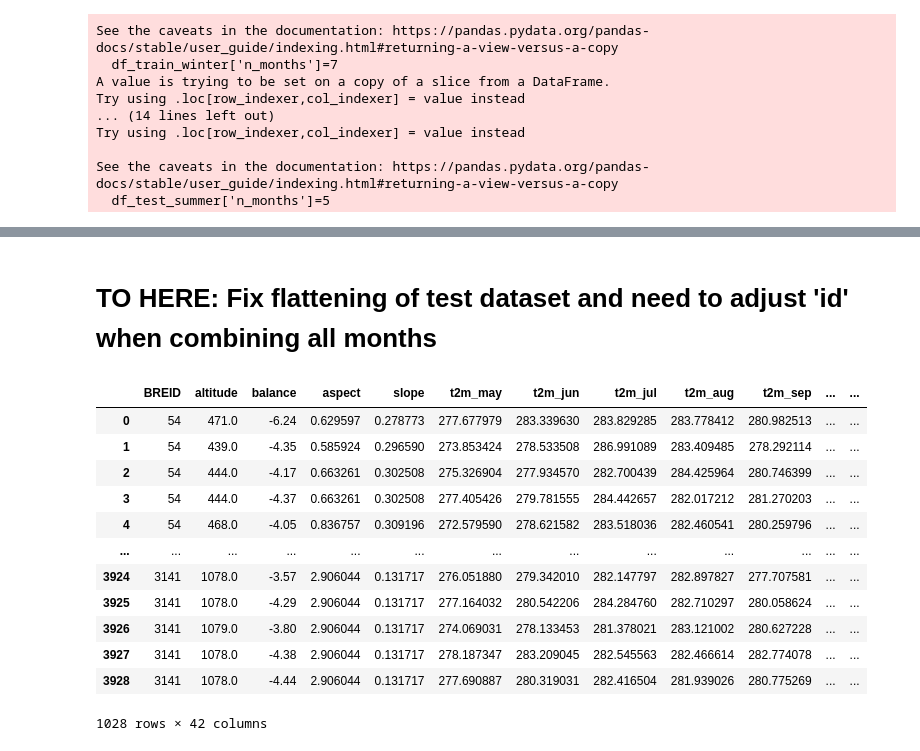
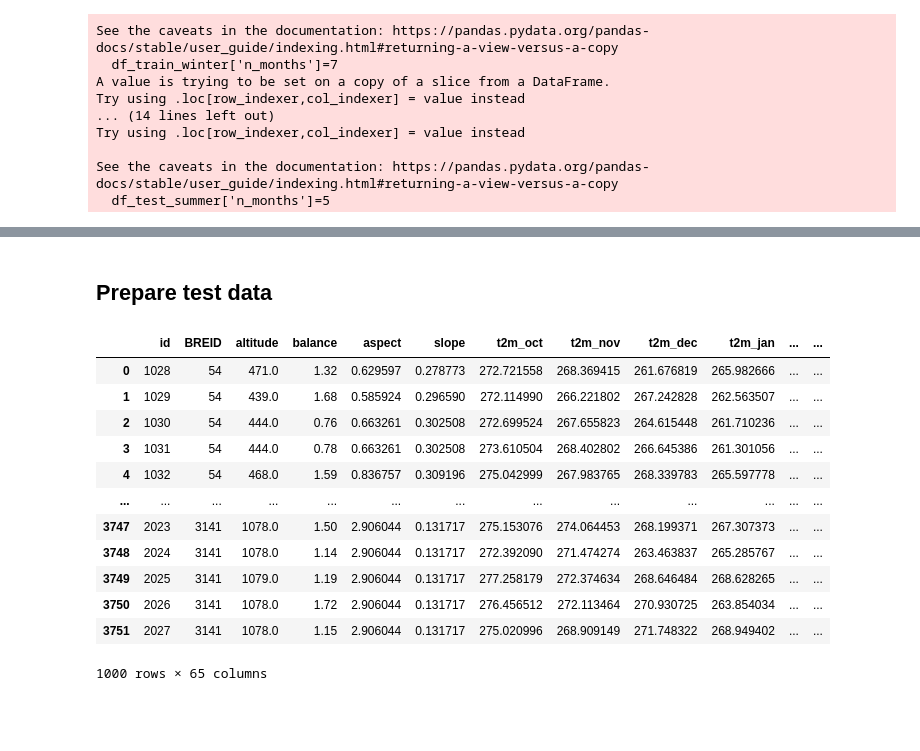
Before and after one commit to khsjursen/ML_MB_Norway, a Jupyter notebook: test_custom_loss.ipynb, the cells around one changed output, grey strips where cells are left out. Saved outputs shown, nothing was run; the diff lists cells and outputs as text; code cells hidden in the pictures; blank space fills up the shorter version.

```diff
--- a/test_custom_loss.ipynb
+++ b/test_custom_loss.ipynb
@@ -1542,5 +1536,5 @@ df_train_annual_final.reset_index(drop=True, inplace=True)
 # %% [markdown]
-# TO HERE: Fix flattening of test dataset and need to adjust 'id' when combining all months
+## Prepare test data
 # %%
 # Prepare test
 
@@ -1578,20 +1572,30 @@ df_test_all.reset_index(drop=True, inplace=True)
 # %%
 df_test_summer_clean = df_test_summer_clean.dropna(axis=1, how='all')
+df_test_winter_clean = df_test_winter_clean.dropna(axis=1, how='all')
+df_test_annual_clean = df_test_annual_clean.dropna(axis=1, how='all')
+
+n_summer = len(df_test_summer_clean)
+n_winter = len(df_test_winter_clean)
+n_annual = len(df_test_annual_clean)
+
+df_test_summer_clean.insert(0, 'id', list(range(n_summer)))
+df_test_winter_clean.insert(0, 'id', list(range(n_summer, n_summer+n_winter)))
+df_test_annual_clean.insert(0, 'id', list(range(n_summer+n_winter, n_summer+n_winter+n_annual)))
 # %%
-df_test_summer_clean
+df_test_winter_clean
 # %% [output]
-|  | BREID | altitude | balance | aspect | slope | t2m_may | t2m_jun | t2m_jul | t2m_aug | t2m_sep | ... | ... |
-| 0 | 54 | 471.0 | -6.24 | 0.629597 | 0.278773 | 277.677979 | 283.339630 | 283.829285 | 283.778412 | 280.982513 | ... | ... |
-| 1 | 54 | 439.0 | -4.35 | 0.585924 | 0.296590 | 273.853424 | 278.533508 | 286.991089 | 283.409485 | 278.292114 | ... | ... |
-| 2 | 54 | 444.0 | -4.17 | 0.663261 | 0.302508 | 275.326904 | 277.934570 | 282.700439 | 284.425964 | 280.746399 | ... | ... |
-| 3 | 54 | 444.0 | -4.37 | 0.663261 | 0.302508 | 277.405426 | 279.781555 | 284.442657 | 282.017212 | 281.270203 | ... | ... |
-| 4 | 54 | 468.0 | -4.05 | 0.836757 | 0.309196 | 272.579590 | 278.621582 | 283.518036 | 282.460541 | 280.259796 | ... | ... |
+|  | id | BREID | altitude | balance | aspect | slope | t2m_oct | t2m_nov | t2m_dec | t2m_jan | ... | ... |
+| 0 | 1028 | 54 | 471.0 | 1.32 | 0.629597 | 0.278773 | 272.721558 | 268.369415 | 261.676819 | 265.982666 | ... | ... |
+| 1 | 1029 | 54 | 439.0 | 1.68 | 0.585924 | 0.296590 | 272.114990 | 266.221802 | 267.242828 | 262.563507 | ... | ... |
+| 2 | 1030 | 54 | 444.0 | 0.76 | 0.663261 | 0.302508 | 272.699524 | 267.655823 | 264.615448 | 261.710236 | ... | ... |
+| 3 | 1031 | 54 | 444.0 | 0.78 | 0.663261 | 0.302508 | 273.610504 | 268.402802 | 266.645386 | 261.301056 | ... | ... |
+| 4 | 1032 | 54 | 468.0 | 1.59 | 0.836757 | 0.309196 | 275.042999 | 267.983765 | 268.339783 | 265.597778 | ... | ... |
 | ... | ... | ... | ... | ... | ... | ... | ... | ... | ... | ... | ... | ... |
-| 3924 | 3141 | 1078.0 | -3.57 | 2.906044 | 0.131717 | 276.051880 | 279.342010 | 282.147797 | 282.897827 | 277.707581 | ... | ... |
-| 3925 | 3141 | 1078.0 | -4.29 | 2.906044 | 0.131717 | 277.164032 | 280.542206 | 284.284760 | 282.710297 | 280.058624 | ... | ... |
-| 3926 | 3141 | 1079.0 | -3.80 | 2.906044 | 0.131717 | 274.069031 | 278.133453 | 281.378021 | 283.121002 | 280.627228 | ... | ... |
-| 3927 | 3141 | 1078.0 | -4.38 | 2.906044 | 0.131717 | 278.187347 | 283.209045 | 282.545563 | 282.466614 | 282.774078 | ... | ... |
-| 3928 | 3141 | 1078.0 | -4.44 | 2.906044 | 0.131717 | 277.690887 | 280.319031 | 282.416504 | 281.939026 | 280.775269 | ... | ... |
+| 3747 | 2023 | 3141 | 1078.0 | 1.50 | 2.906044 | 0.131717 | 275.153076 | 274.064453 | 268.199371 | 267.307373 | ... | ... |
+| 3748 | 2024 | 3141 | 1078.0 | 1.14 | 2.906044 | 0.131717 | 272.392090 | 271.474274 | 263.463837 | 265.285767 | ... | ... |
+| 3749 | 2025 | 3141 | 1079.0 | 1.19 | 2.906044 | 0.131717 | 277.258179 | 272.374634 | 268.646484 | 268.628265 | ... | ... |
+| 3750 | 2026 | 3141 | 1078.0 | 1.72 | 2.906044 | 0.131717 | 276.456512 | 272.113464 | 270.930725 | 263.854034 | ... | ... |
+| 3751 | 2027 | 3141 | 1078.0 | 1.15 | 2.906044 | 0.131717 | 275.020996 | 268.909149 | 271.748322 | 268.949402 | ... | ... |
-1028 rows × 42 columns
+1000 rows × 65 columns
 # %%
 # Columns that are not monthly climate variables (identifiers and static variables)
```
Also changed, not shown: parts of 39 cells of this notebook.
